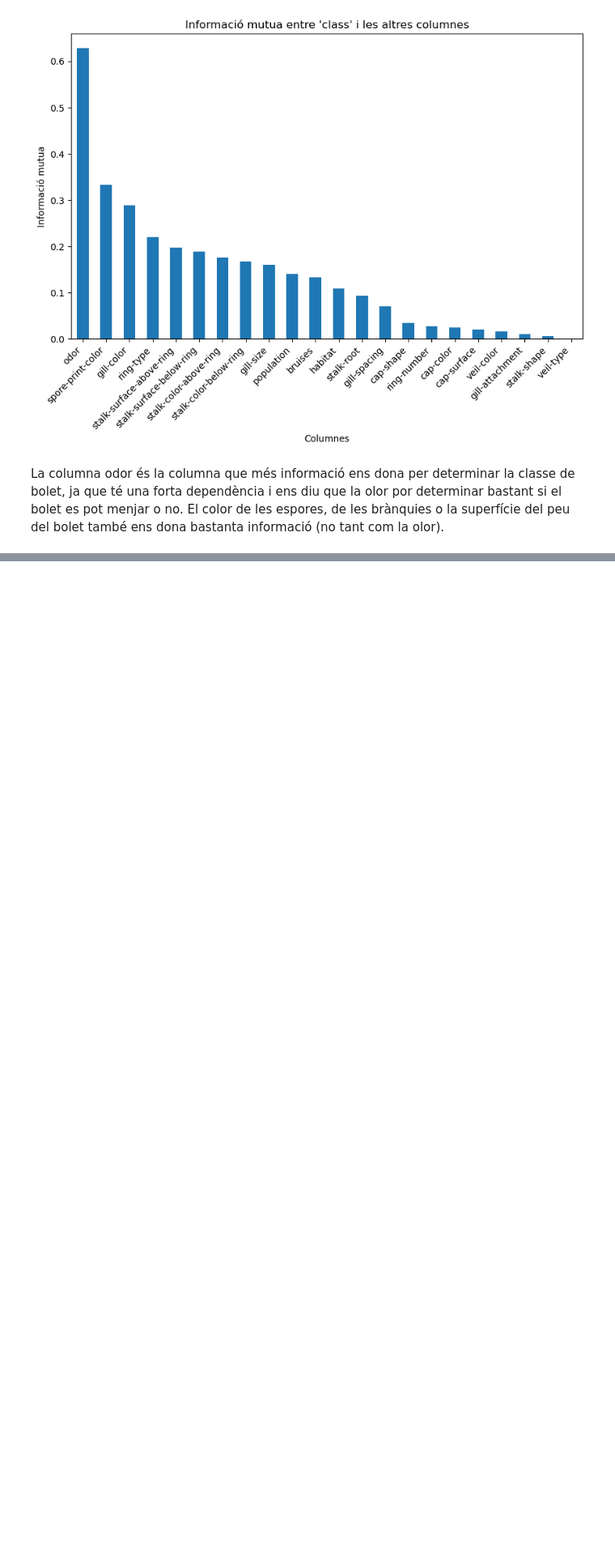
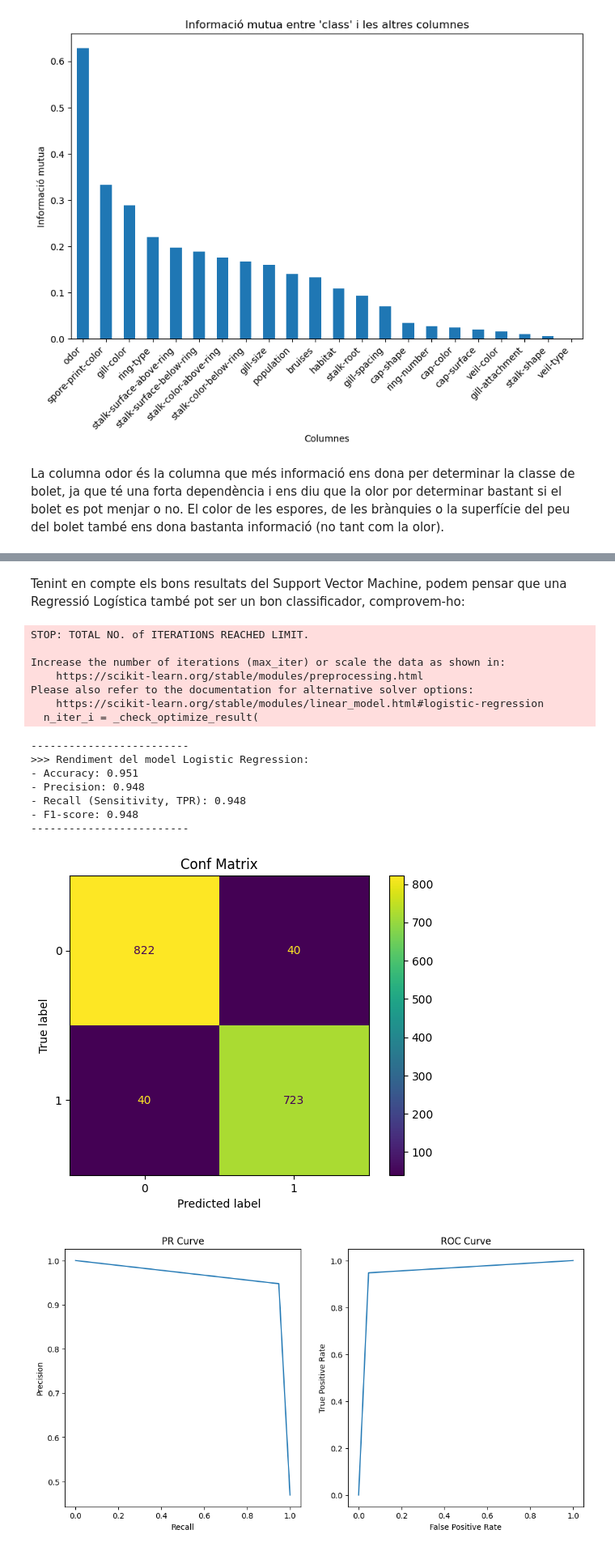
Before and after one commit to NIU1669682/Cas-Kaggle-2, a Jupyter notebook: Classificador de bolets.ipynb, the cells around one changed output, grey strips where cells are left out. Shown at 81% size. Drawn from its saved outputs; the diff is of its cells as text; code cells hidden in the pictures; blank space fills up the shorter version.

```diff
--- a/Classificador de bolets.ipynb
+++ b/Classificador de bolets.ipynb
@@ -132,0 +234,24 @@ La columna odor és la columna que més informació ens dona per determinar la c
+# %% [markdown]
+Tenint en compte els bons resultats del Support Vector Machine, podem pensar que una Regressió Logística també pot ser un bon classificador, comprovem-ho:
+# %%
+logReg = LogisticRegression()
+logReg.fit(X=X_train, y=y_train)
+logRegPredictions = logReg.predict(X=X_test)
+performanceIndividual(y_test, logRegPredictions, "Logistic Regression")
+# %% [output]
+STOP: TOTAL NO. of ITERATIONS REACHED LIMIT.
+
+Increase the number of iterations (max_iter) or scale the data as shown in:
+    https://scikit-learn.org/stable/modules/preprocessing.html
+Please also refer to the documentation for alternative solver options:
+    https://scikit-learn.org/stable/modules/linear_model.html#logistic-regression
+  n_iter_i = _check_optimize_result(
+-------------------------
+>>> Rendiment del model Logistic Regression:
+- Accuracy: 0.951
+- Precision: 0.948
+- Recall (Sensitivity, TPR): 0.948
+- F1-score: 0.948
+-------------------------
+[figure, added]
+[figure, added]
```
Also changed, not shown: parts of 17 cells of this notebook.
